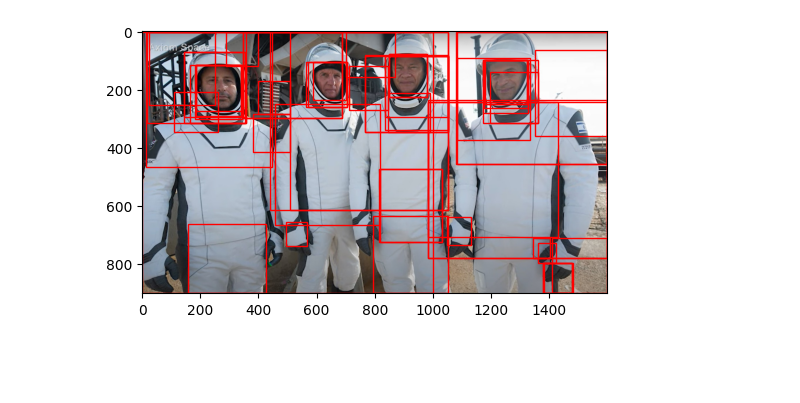
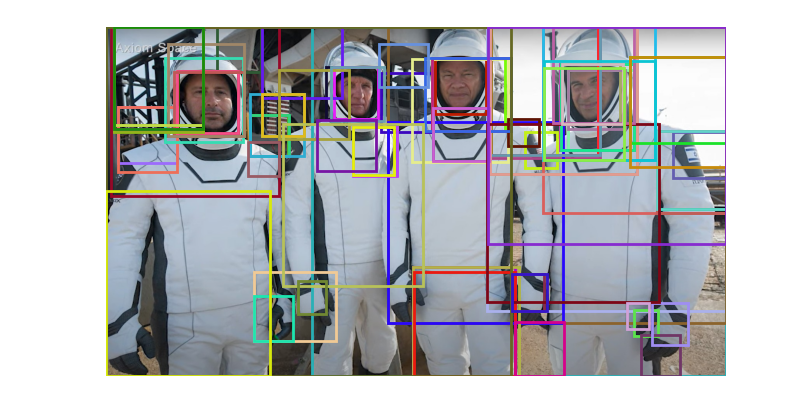
Before and after one commit to dotrung28/Hw5, a Jupyter notebook: Hw5/Selective_Search_1.ipynb, the cells around one changed output. Saved outputs shown, nothing was run; the diff lists cells and outputs as text; code cells hidden in the pictures; blank space fills up the shorter version.

```diff
--- a/Hw5/Selective_Search_1.ipynb
+++ b/Hw5/Selective_Search_1.ipynb
@@ -304,16 +304,23 @@ def selective_search(
         })
 
     return img, regions
+# %%
+from keras.applications.vgg16 import VGG16
+model = VGG16()
 # %%
 from __future__ import (
     division,
     print_function,
 )
 
-import skimage.data
 import matplotlib.pyplot as plt
 import matplotlib.patches as mpatches
 import cv2
+
+from keras.applications.vgg16 import preprocess_input
+from keras.applications.vgg16 import decode_predictions
+import random
+
 
 def main():
 
@@ -323,7 +330,7 @@ def main():
 
     # perform selective search
     img_lbl, regions = selective_search(
-        img, scale=500, sigma=0.9, min_size=10)
+        img, scale=550, sigma=0.5, min_size=10)
 
     candidates = set()
     for r in regions:
@@ -338,18 +345,34 @@ def main():
         if w / h > 1.2 or h / w > 1.2:
             continue
         candidates.add(r['rect'])
+    # draw rectangles on the original image
+    fig, ax = plt.subplots(ncols=1, nrows=1, figsize=(8, 8))
+    ax.imshow(cv2.cvtColor(img, cv2.COLOR_BGR2RGB))
+    cropImg = []
+    for x, y, w, h in candidates:
+        color=(random.random(),random.random(),random.random())
+        # print(x, y, w, h)
+        rect = mpatches.Rectangle(
+            (x, y), w, h, fill=False, color=color, linewidth=2)
+        ax.add_patch(rect)
+        cropImg=img[y:y+h,x:x+w]
+        # convert the image pixels to a numpy array
+        cropImg = cv2.resize(cropImg, (224,224))
+        # reshape data for the model
+        cropImg = cropImg.reshape((-1, 224, 224,3))
+        # prepare the image for the VGG model
+        cropImg = preprocess_input(cropImg)
+        # predict the probability across all output classes
+        yhat = model.predict(cropImg)
+        # convert the probabilities to class labels
+        label = decode_predictions(yhat)
+        # retrieve the most likely result, e.g. highest probability
+        label = label[0][0]
+        # print the classification
+        print('%s (%.2f%%)' % (label[1], label[2]*100))
+    plt.axis("off")
+    plt.show()
 
-    print(len(regions))
-    # draw rectangles on the original image
-    fig, ax = plt.subplots(ncols=1, nrows=1, figsize=(6, 6))
-    ax.imshow(cv2.cvtColor(img, cv2.COLOR_BGR2RGB))
-    for x, y, w, h in candidates:
-        print(x, y, w, h)
-        rect = mpatches.Rectangle(
-            (x, y), w, h, fill=False, edgecolor='red', linewidth=1)
-        ax.add_patch(rect)
-
-    plt.show()
 
 if __name__ == "__main__":
     main()
@@ -374 +397 @@ if __name__ == "__main__":
-[figure, old version]
+[figure, new version]
```
Also changed, not shown: parts of 1 cell of this notebook.
